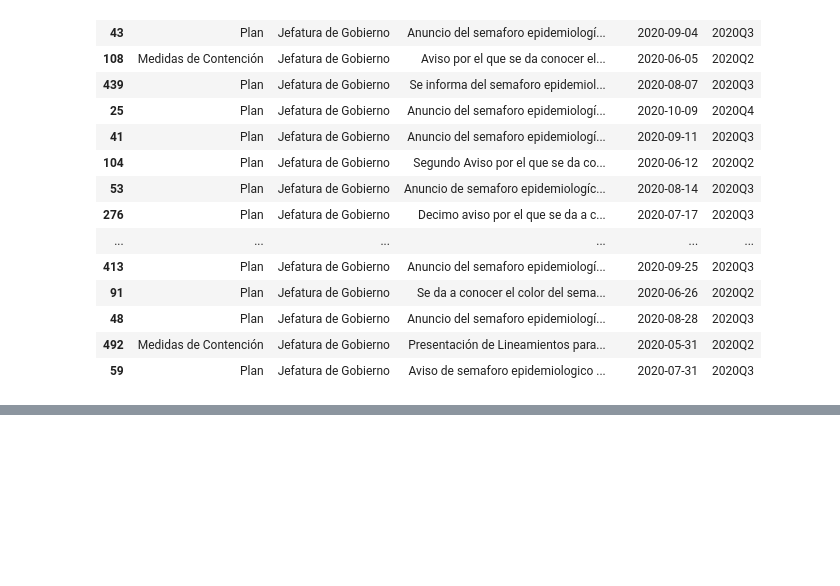
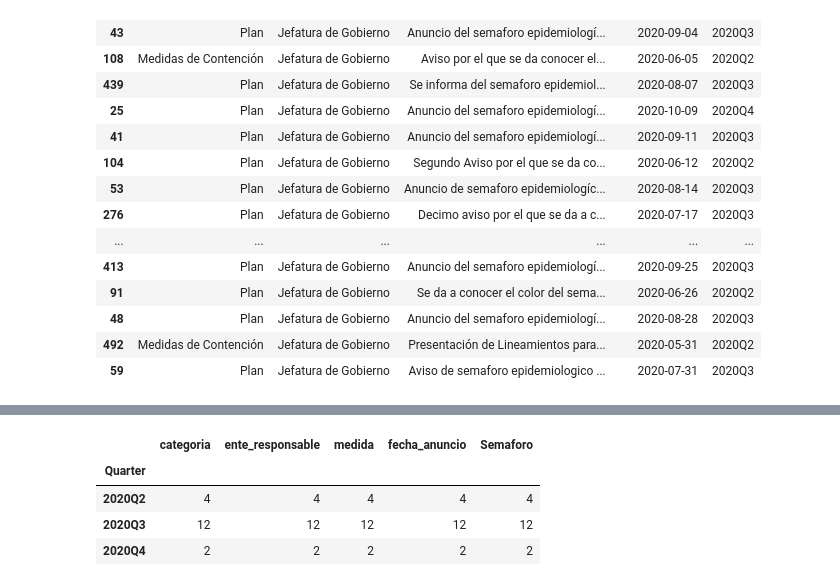
Before and after one commit to martinsingla/data-project, a Jupyter notebook: contingency-measures-covid19.ipynb, the cells around one changed output, grey strips where cells are left out. Drawn from its saved outputs; the diff is of its cells as text; code cells hidden in the pictures; blank space fills up the shorter version.

```diff
--- a/contingency-measures-covid19.ipynb
+++ b/contingency-measures-covid19.ipynb
@@ -195,0 +246,9 @@ AttributeError: 'DataFrame' object has no attribute 'DatetimeIndex'
+# %%
+grouped_quarter = filtered_responsible.groupby('Quarter').count()
+grouped_quarter
+# %% [output]
+|  | categoria | ente_responsable | medida | fecha_anuncio | Semaforo |
+| Quarter |  |  |  |  |  |
+| 2020Q2 | 4 | 4 | 4 | 4 | 4 |
+| 2020Q3 | 12 | 12 | 12 | 12 | 12 |
+| 2020Q4 | 2 | 2 | 2 | 2 | 2 |
```
Also changed, not shown: parts of 7 cells of this notebook.
